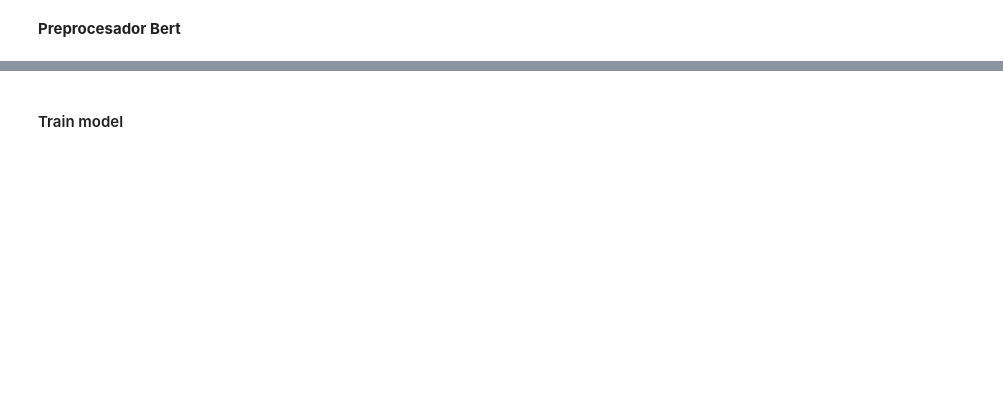
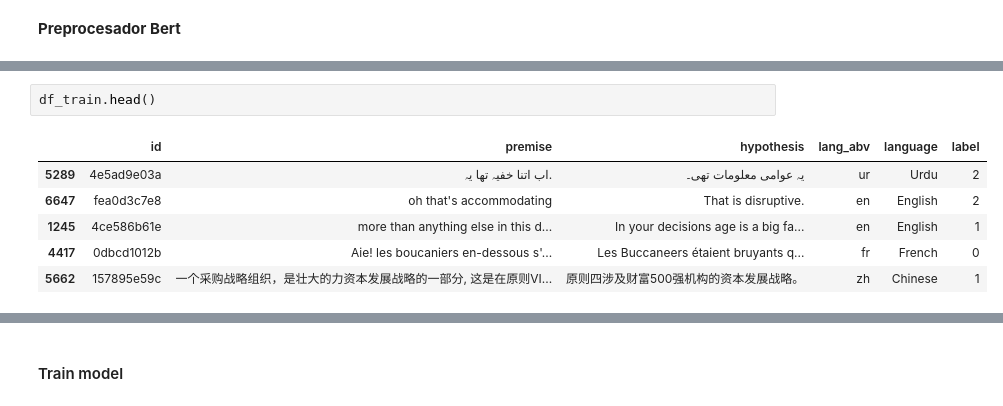
Before and after one commit to datateamclub/project_watson_02, a Jupyter notebook: watson-guide-quickstart.ipynb, the cells around one changed output, grey strips where cells are left out. Saved outputs shown, nothing was run; the diff lists cells and outputs as text; blank space fills up the shorter version.

```diff
--- a/watson-guide-quickstart.ipynb
+++ b/watson-guide-quickstart.ipynb
@@ -189,0 +211,9 @@ TypeError: in user code:
+# %%
+df_train.head()
+# %% [output]
+|  | id | premise | hypothesis | lang_abv | language | label |
+| 5289 | 4e5ad9e03a | اب اتنا خفیہ تھا یہ. | یہ عوامی معلومات تھی۔ | ur | Urdu | 2 |
+| 6647 | fea0d3c7e8 | oh that's accommodating | That is disruptive. | en | English | 2 |
+| 1245 | 4ce586b61e | more than anything else in this d... | In your decisions age is a big fa... | en | English | 1 |
+| 4417 | 0dbcd1012b | Aie! les boucaniers en-dessous s'... | Les Buccaneers étaient bruyants q... | fr | French | 0 |
+| 5662 | 157895e59c | 一个采购战略组织，是壮大的力资本发展战略的一部分, 这是在原则VI... | 原则四涉及财富500强机构的资本发展战略。 | zh | Chinese | 1 |
```
Also changed, not shown: parts of 24 cells of this notebook.
